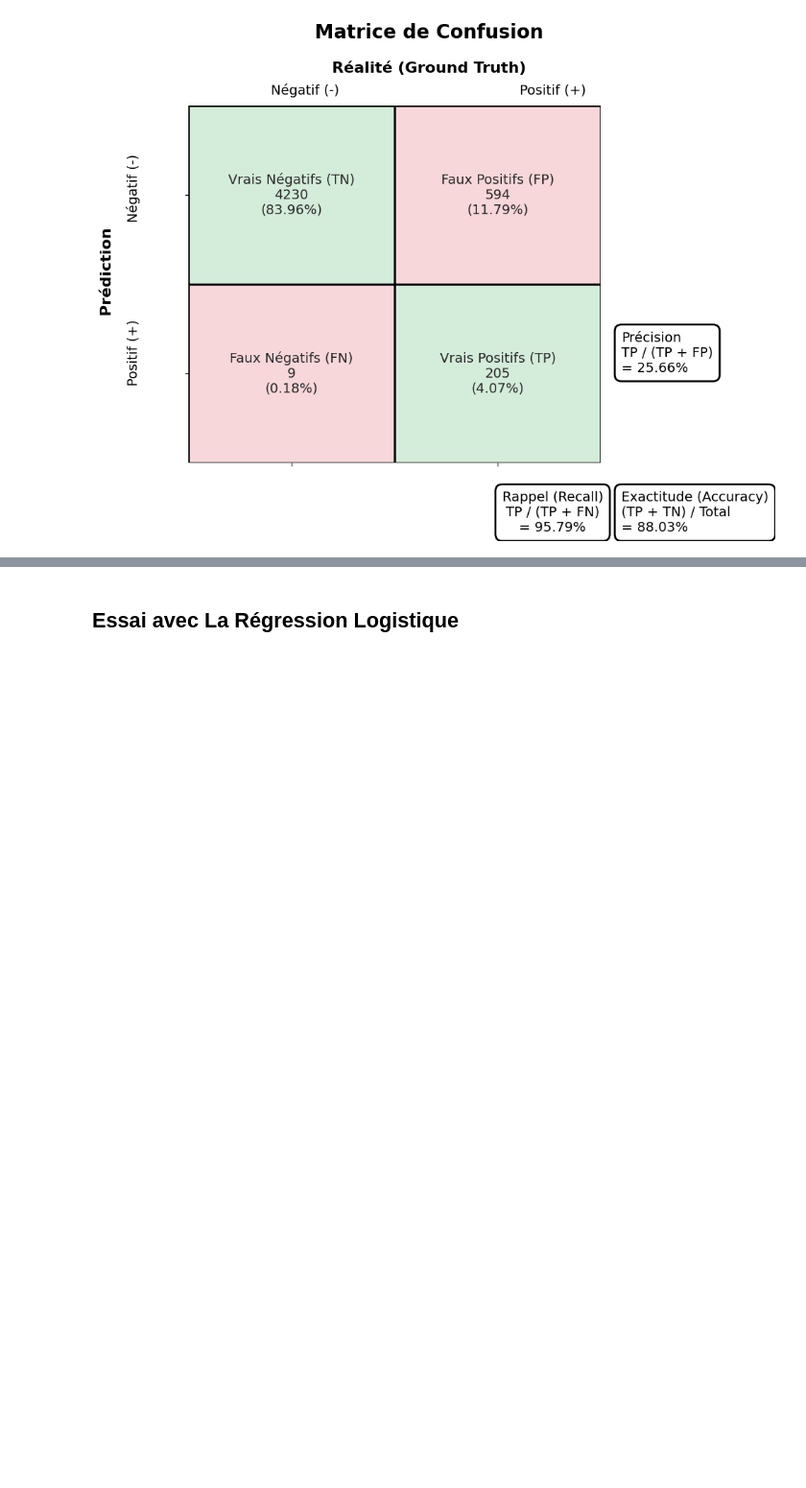
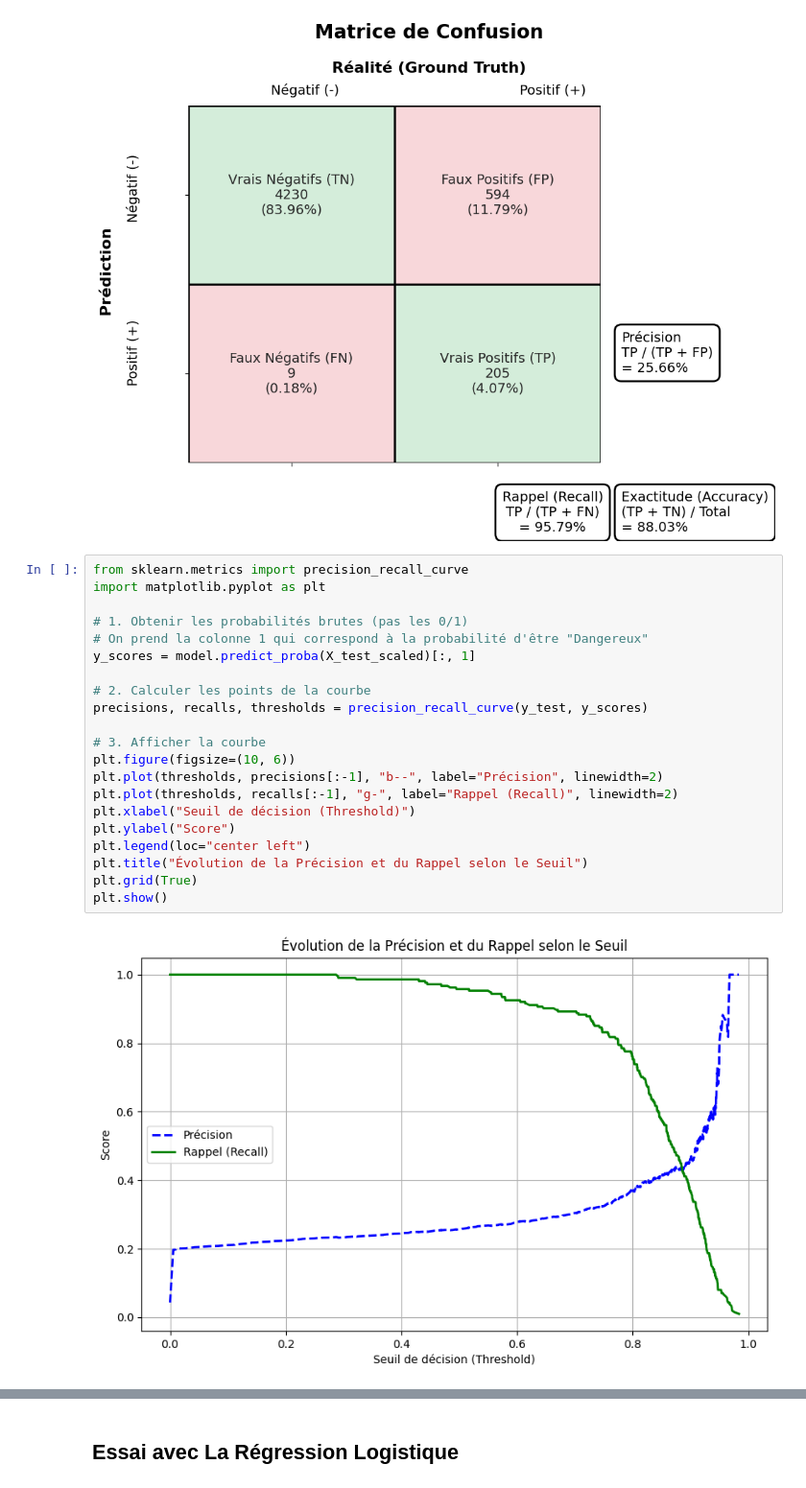
Before and after one commit to MehdiBoussalem/Nasa-ML, a Jupyter notebook: ml.ipynb, the cells around one changed output, grey strips where cells are left out. Shown at 96% size. Saved outputs shown, nothing was run; the diff lists cells and outputs as text; blank space fills up the shorter version.

```diff
--- a/ml.ipynb
+++ b/ml.ipynb
@@ -296,3 +296,26 @@ plot_confusion_matrix_custom(conf_matrix)
 Taille avant SMOTE : {0: 19296, 1: 855}
 Taille après SMOTE : {0: 19296, 1: 19296}
 [figure]
+# %%
+from sklearn.metrics import precision_recall_curve
+import matplotlib.pyplot as plt
+
+# 1. Obtenir les probabilités brutes (pas les 0/1)
+# On prend la colonne 1 qui correspond à la probabilité d'être "Dangereux"
+y_scores = model.predict_proba(X_test_scaled)[:, 1]
+
+# 2. Calculer les points de la courbe
+precisions, recalls, thresholds = precision_recall_curve(y_test, y_scores)
+
+# 3. Afficher la courbe
+plt.figure(figsize=(10, 6))
+plt.plot(thresholds, precisions[:-1], "b--", label="Précision", linewidth=2)
+plt.plot(thresholds, recalls[:-1], "g-", label="Rappel (Recall)", linewidth=2)
+plt.xlabel("Seuil de décision (Threshold)")
+plt.ylabel("Score")
+plt.legend(loc="center left")
+plt.title("Évolution de la Précision et du Rappel selon le Seuil")
+plt.grid(True)
+plt.show()
+# %% [output]
+[figure, added]
```
Also changed, not shown: parts of 10 cells of this notebook.
